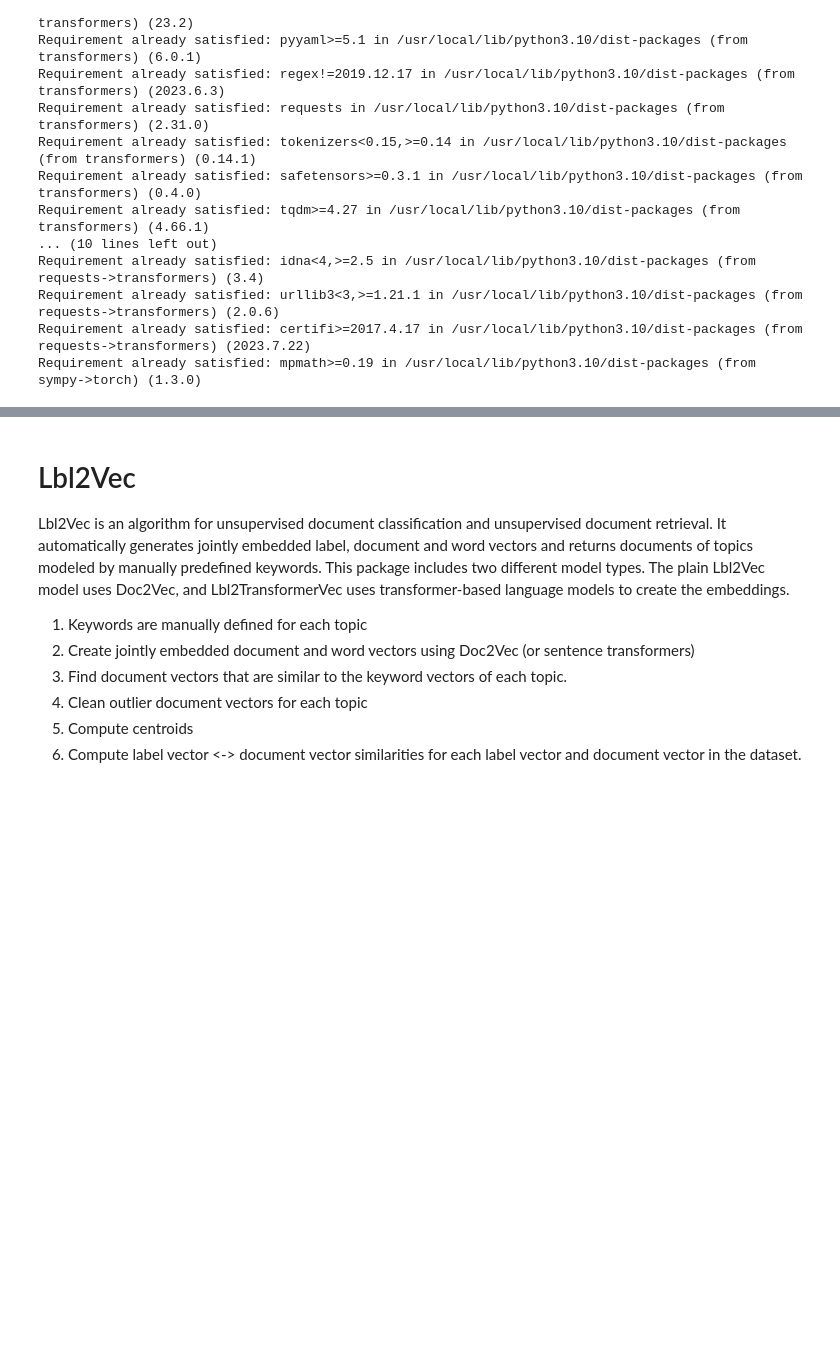
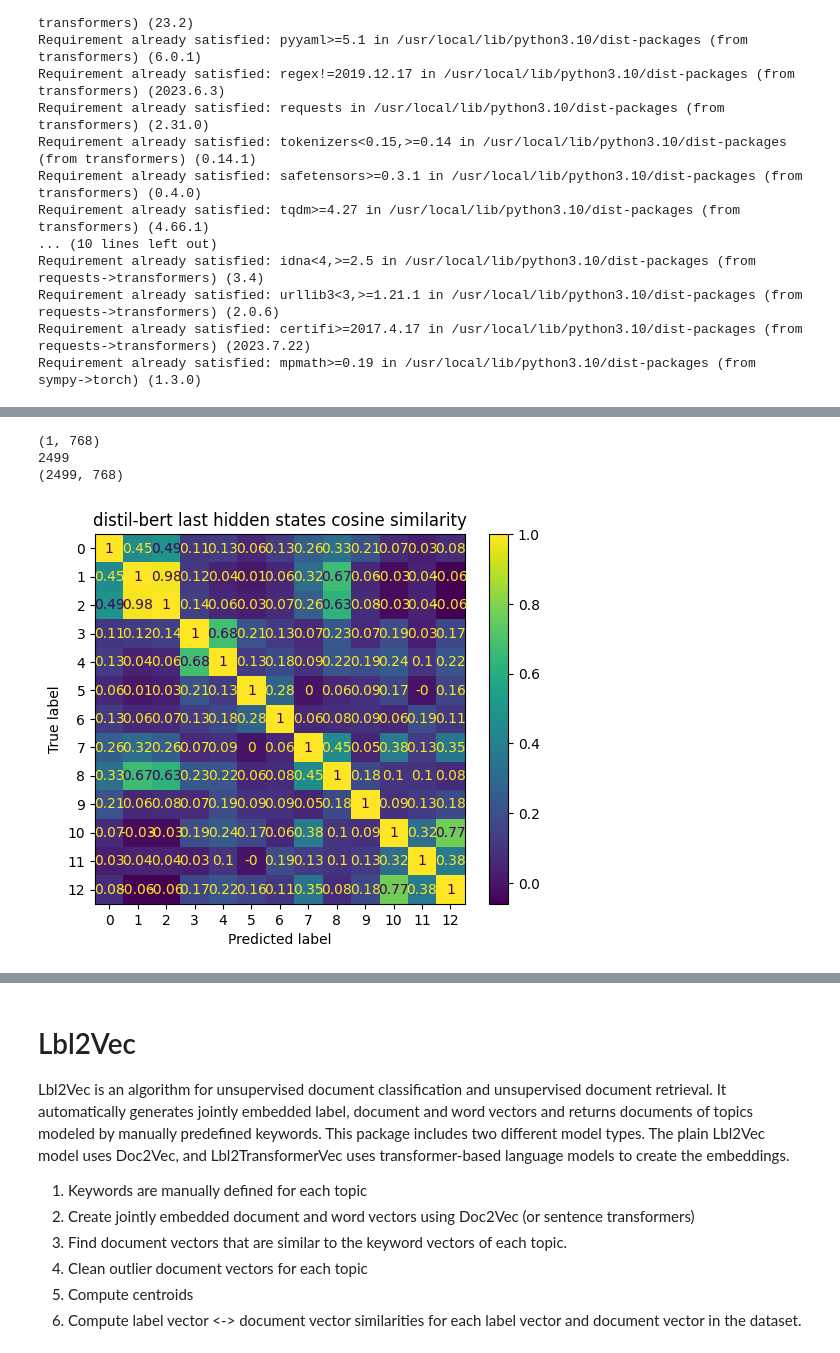
Before and after one commit to DavideBuldrin1/feature-extraction-for-text, a Jupyter notebook: lsa_lda_and_nmf_for_feature_extraction_bert.ipynb, the cells around one changed output, grey strips where cells are left out. Cells and saved outputs as stored; diff of their text form; code cells hidden in the pictures; blank space fills up the shorter version.

Commit message:
bert working with embedding

```diff
--- a/lsa_lda_and_nmf_for_feature_extraction_bert.ipynb
+++ b/lsa_lda_and_nmf_for_feature_extraction_bert.ipynb
@@ -1407,5 +1415,5 @@ KeyboardInterrupt: ignored
 # %%
-test_dataloader = DataLoader(test_dataset, batch_size=32)
+test_dataloader = DataLoader(test_dataset, batch_size=1)
 model.eval()
 
 predictions = []
@@ -1416,6 +1424,6 @@ with torch.no_grad():
 
         logits = model(input_ids, attention_mask=attention_mask).logits
         batch_predictions = torch.argmax(logits, dim=1).tolist()
-        predictions.extend(batch_predictions)
+        predictions.extend(np.array(batch_predictions))
 # %%
 print(len(predictions))
@@ -1440,4 +1450,4 @@ with torch.no_grad():
         input_ids, attention_mask = input_ids.to(device), attention_mask.to(device)
 
         output = model.distilbert(input_ids, attention_mask=attention_mask)
-        last_hidden_states.append(output.last_hidden_state)
+        last_hidden_states.append(np.array(output.last_hidden_state[:,0,:].cpu()))
@@ -1443,0 +1467,10 @@ with torch.no_grad():
+# %%
+print(last_hidden_states[0].shape)
+print(len(last_hidden_states))
+test_h_state = np.array(last_hidden_states)
+test_h_state = test_h_state.reshape((2499,768))
+print(test_h_state.shape)
+# %% [output]
+(1, 768)
+2499
+(2499, 768)
@@ -1443,0 +1482,10 @@ with torch.no_grad():
+# %%
+class_centroids = centroids_classes(np.array(test_h_state), test_labels, categories = categories)
+# %%
+cs = cosine_similarity(np.array(class_centroids),np.array(class_centroids)).round(2)
+disp = ConfusionMatrixDisplay(confusion_matrix=cs)
+disp.plot()
+plt.title('distil-bert last hidden states cosine similarity')
+plt.show()
+# %% [output]
+[figure, added]
```
Also changed, not shown: parts of 21 cells of this notebook.
